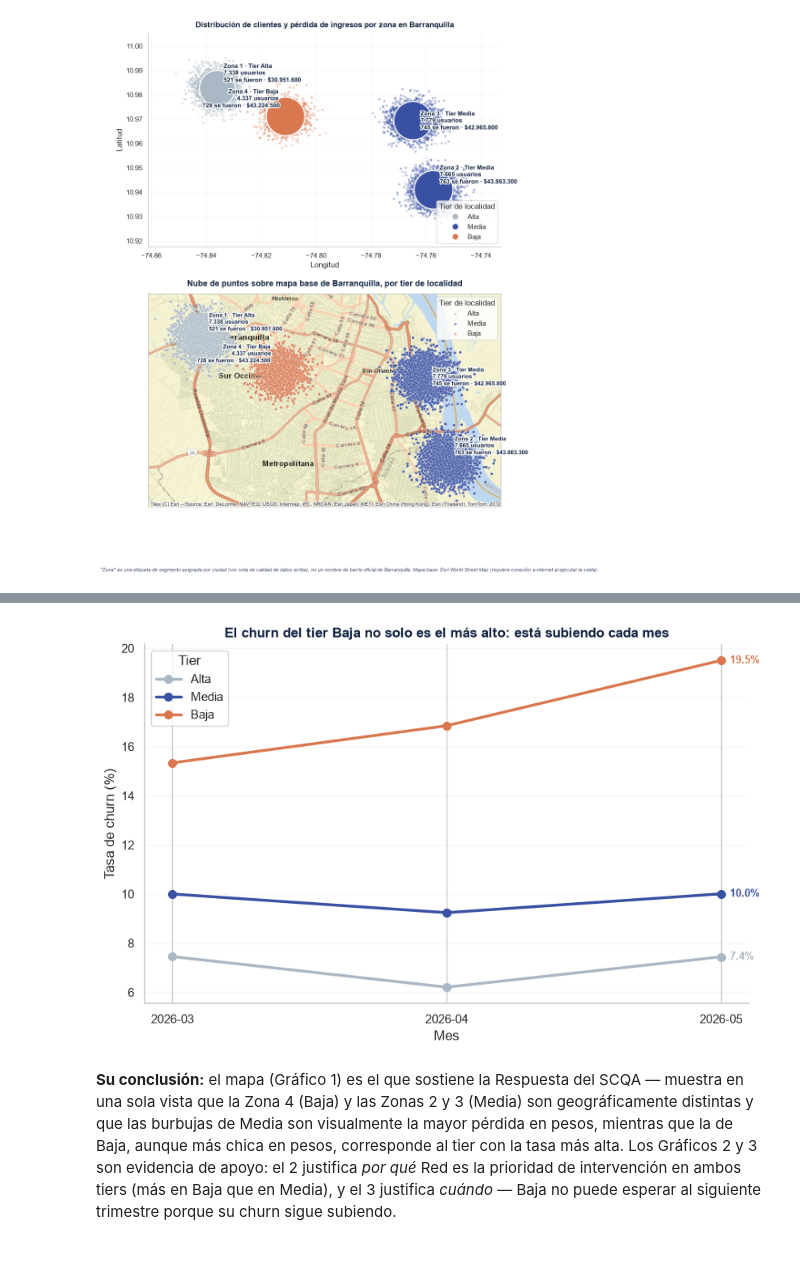
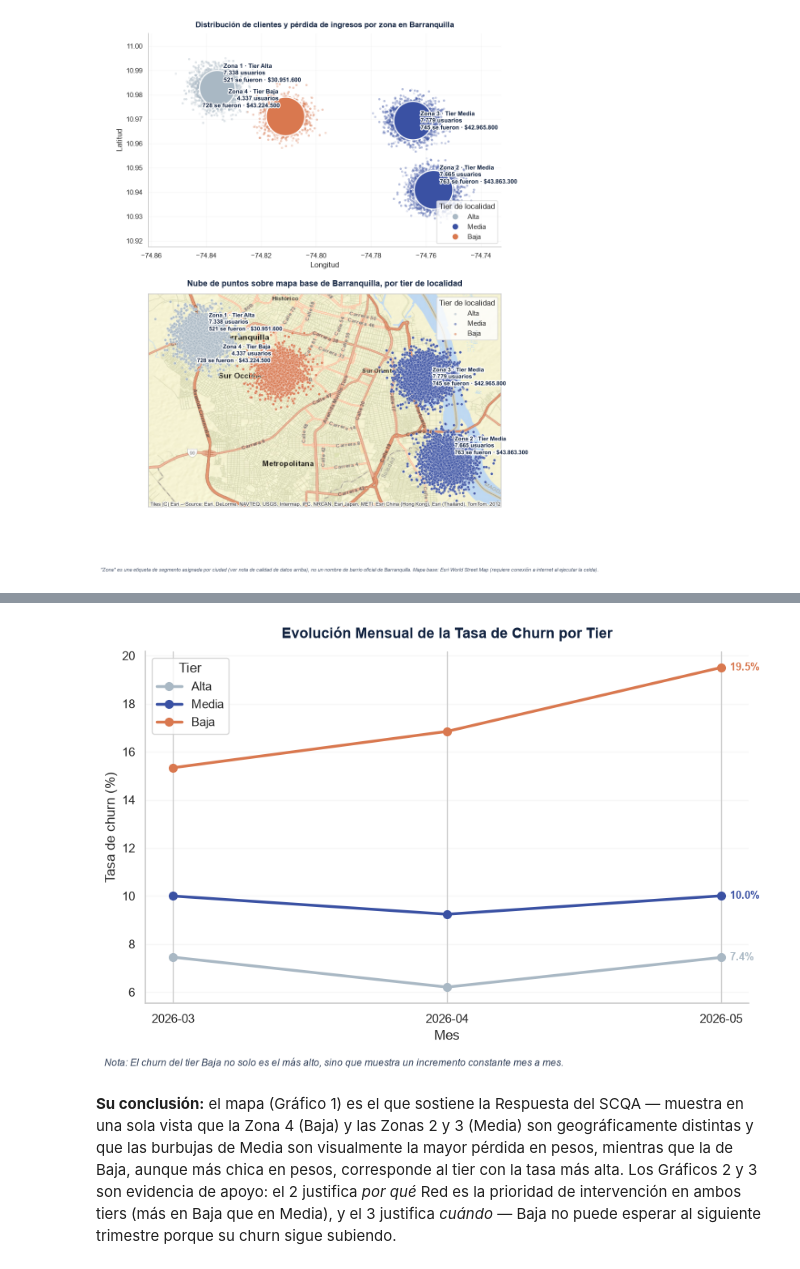
Before and after one commit to jp0617/visualizacionAnalisis, a Jupyter notebook: v0.1_s3_dataviz_grupo1.ipynb, the cells around one changed output, grey strips where cells are left out. Saved outputs shown, nothing was run; the diff lists cells and outputs as text; code cells hidden in the pictures.

```diff
--- a/v0.1_s3_dataviz_grupo1.ipynb
+++ b/v0.1_s3_dataviz_grupo1.ipynb
@@ -1376,34 +1385,43 @@ plt.show()
 # %%
 # Gráfico 3 (apoyo) · Estabilidad — tasa de churn por tier, mes a mes
 tabla_tier_mes = resumen_tier_mes.pivot(index="mes", columns="tier_localidad", values="churn_rate_pct")
 
 fig, ax = plt.subplots(figsize=(8.5, 5.5))
 for tier in ["Alta", "Media", "Baja"]:
     ax.plot(
         tabla_tier_mes.index, tabla_tier_mes[tier],
         marker="o", markersize=7, linewidth=2.5, color=PALETA_TIER[tier], label=tier,
     )
     ax.annotate(
         f"{tabla_tier_mes[tier].iloc[-1]:.1f}%",
         xy=(tabla_tier_mes.index[-1], tabla_tier_mes[tier].iloc[-1]),
         xytext=(8, 0), textcoords="offset points",
         va="center", fontsize=9.5, fontweight="bold", color=PALETA_TIER[tier],
     )
 
+
 ax.set_title(
-    "El churn del tier Baja no solo es el más alto: está subiendo cada mes",
-    fontsize=12.5, fontweight="bold", color=AZUL_OSCURO,
+    "Evolución Mensual de la Tasa de Churn por Tier",
+    fontsize=13, fontweight="bold", color=AZUL_OSCURO, pad=12
 )
+
 ax.set_ylabel("Tasa de churn (%)")
 ax.set_xlabel("Mes")
 ax.legend(title="Tier", frameon=True)
 ax.spines[["top", "right"]].set_visible(False)
 ax.grid(axis="y", alpha=0.15)
 
+
+fig.text(
+    0.02, -0.02,
+    "Nota: El churn del tier Baja no solo es el más alto, sino que muestra un incremento constante mes a mes.",
+    fontsize=8.5, color=AZUL_OSCURO, style="italic", alpha=0.85
+)
+
 plt.tight_layout()
 plt.show()
 # %% [output]
-[figure, old version]
+[figure, new version]
 # %% [markdown]
 **Su conclusión:** el mapa (Gráfico 1) es el que sostiene la Respuesta del SCQA — muestra en una sola vista que la Zona 4 (Baja) y las Zonas 2 y 3 (Media) son geográficamente distintas y que las burbujas de Media son visualmente la mayor pérdida en pesos, mientras que la de Baja, aunque más chica en pesos, corresponde al tier con la tasa más alta. Los Gráficos 2 y 3 son evidencia de apoyo: el 2 justifica *por qué* Red es la prioridad de intervención en ambos tiers (más en Baja que en Media), y el 3 justifica *cuándo* — Baja no puede esperar al siguiente trimestre porque su churn sigue subiendo.
 # %% [markdown]
```
Also changed, not shown: parts of 7 cells of this notebook.
